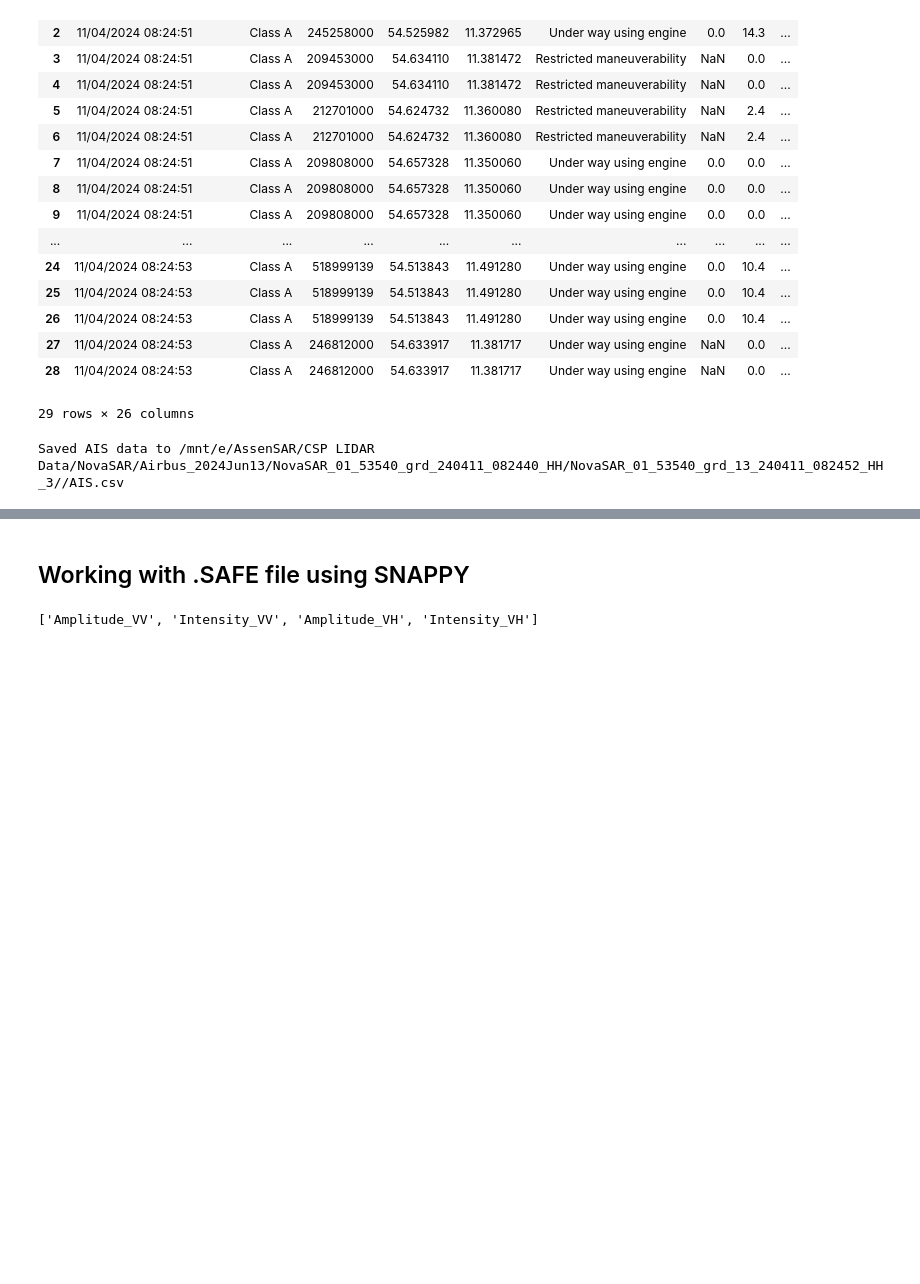
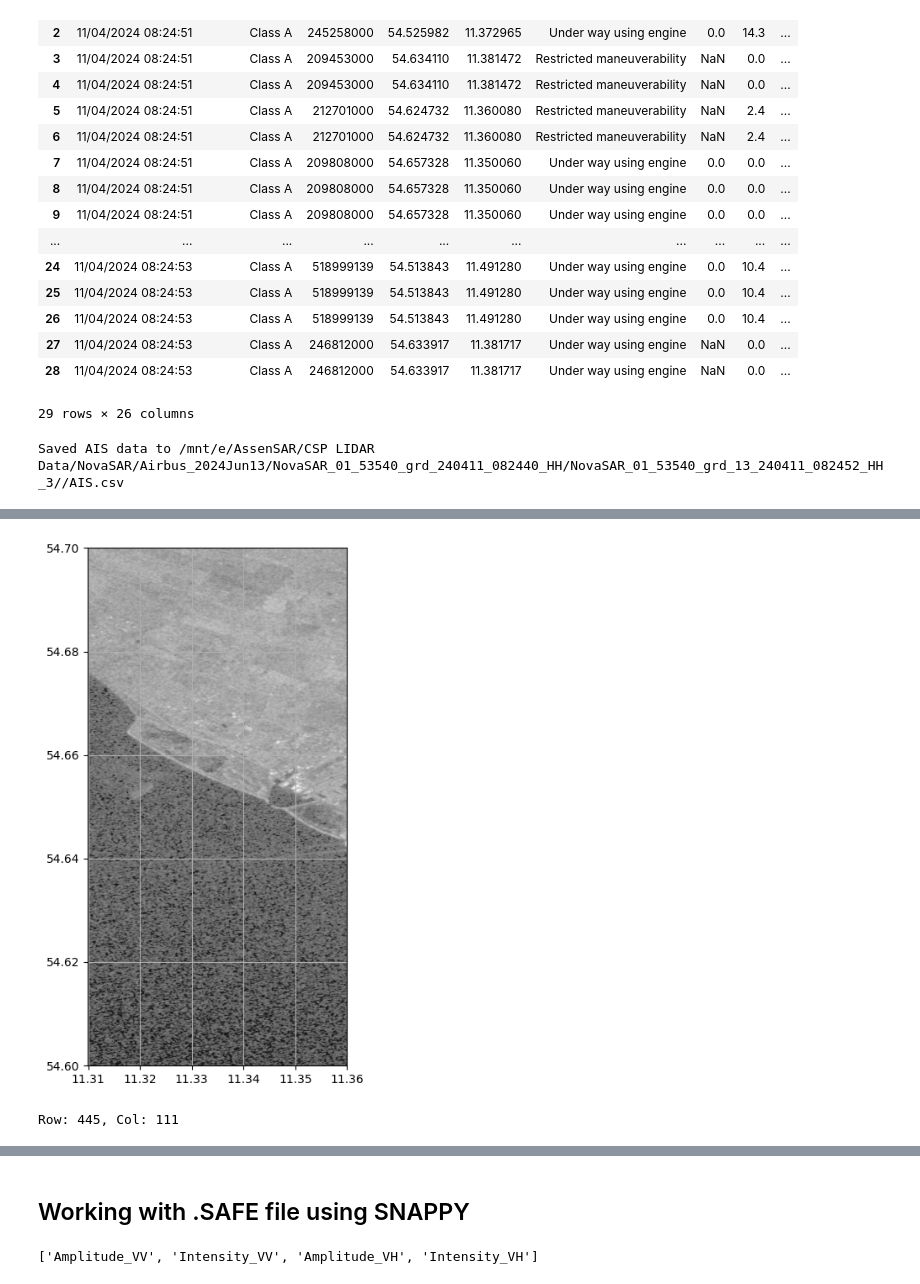
Before and after one commit to Benyaminhosseiny/NASTaR, a Jupyter notebook: NovaSAR_AIS_Processing.ipynb, the cells around one changed output, grey strips where cells are left out. Drawn from its saved outputs; the diff is of its cells as text; code cells hidden in the pictures; blank space fills up the shorter version.

```diff
--- a/NovaSAR_AIS_Processing.ipynb
+++ b/NovaSAR_AIS_Processing.ipynb
@@ -258,0 +322,12 @@ Saved AIS data to /mnt/e/AssenSAR/CSP LIDAR Data/NovaSAR/Airbus_2024Jun13/NovaSA
+# %%
+
+fig, ax = plt.subplots(figsize=(8, 8))
+rio.plot.show(im, ax=ax, transform=src.transform, cmap='gray')#, vmin=0, vmax=1500)
+ax.grid(True)
+# %% [output]
+[figure, added]
+# %%
+rowii, colii = rasterio.transform.rowcol(src.transform, 11.32, 54.66)
+print(f"Row: {rowii}, Col: {colii}")
+# %% [output]
+Row: 445, Col: 111
```
Also changed, not shown: parts of 20 cells of this notebook.
